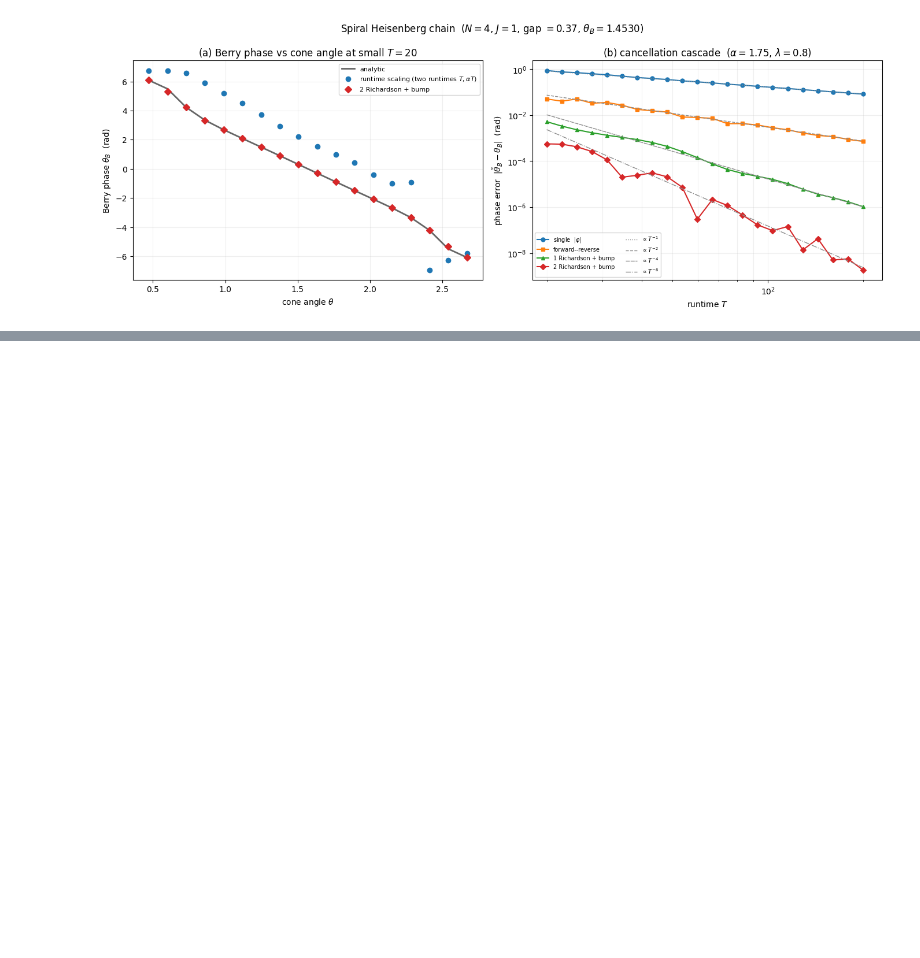
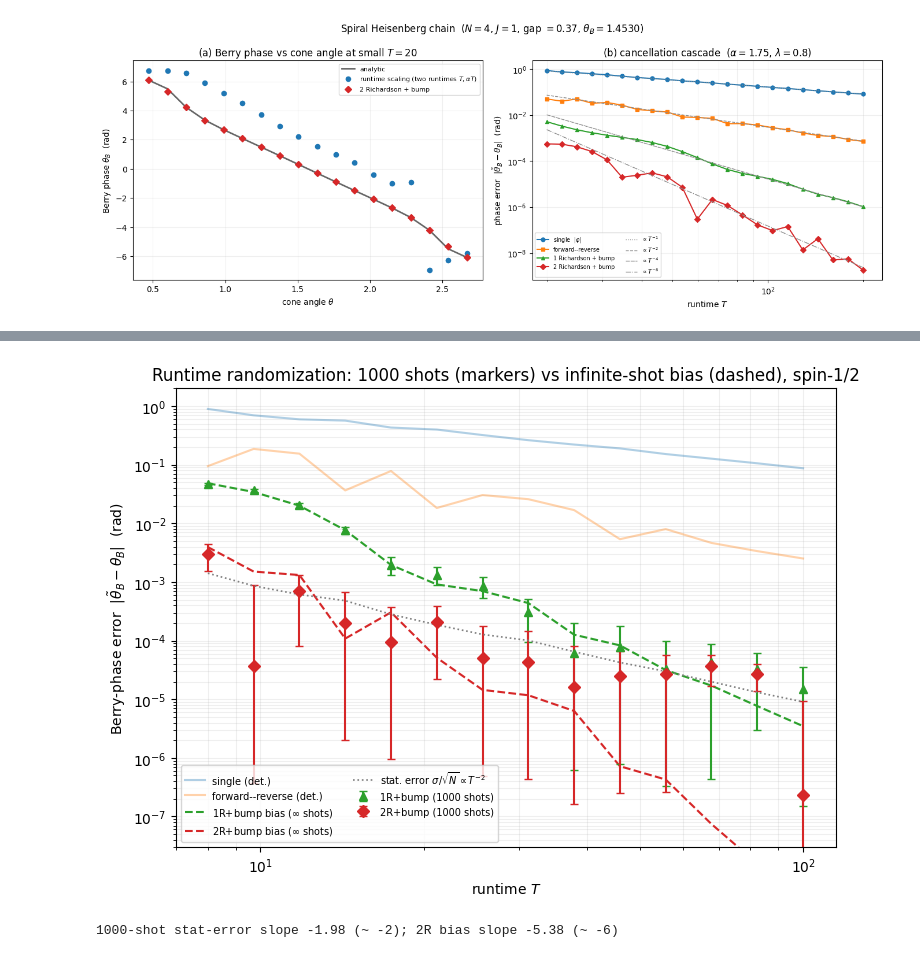
Before and after one commit to CKiumi/berry-phase-cancellation, a Jupyter notebook: experiments.ipynb, the cells around one changed output, grey strips where cells are left out. Drawn from its saved outputs; the diff is of its cells as text; code cells hidden in the pictures; blank space fills up the shorter version.

```diff
--- a/experiments.ipynb
+++ b/experiments.ipynb
@@ -318,0 +367,35 @@ many-body small-T comparison ...
+# %%
+N_SHOTS, LAM, ALPHA = 1000, 0.7, 1.75
+model = SpinHalfLoop()
+T = np.geomspace(8.0, 100.0, 14)
+rng = np.random.default_rng(0)
+
+b1 = randomized_richardson_bias(model, T, alpha=ALPHA, lam=LAM, levels=1, dist="bump")
+b2 = randomized_richardson_bias(model, T, alpha=ALPHA, lam=LAM, levels=2, dist="bump")
+m1, s1 = mc_randomized(model, T, ALPHA, LAM, 1, N_SHOTS, rng)
+m2, s2 = mc_randomized(model, T, ALPHA, LAM, 2, N_SHOTS, rng)
+
+fig, ax = plt.subplots(figsize=(7.6, 5.6))
+ax.loglog(T, single_phase_error(model, T), "-", color="C0", alpha=.35, label="single (det.)")
+ax.loglog(T, forward_reverse_error(model, T), "-", color="C1", alpha=.35, label="forward--reverse (det.)")
+ax.loglog(T, b1, "--", color="C2", lw=1.5, label=r"1R+bump bias ($\infty$ shots)")
+ax.loglog(T, b2, "--", color="C3", lw=1.5, label=r"2R+bump bias ($\infty$ shots)")
+for mm, ss, c, mk, lab in [(m1, s1, "C2", "^", "1R+bump"), (m2, s2, "C3", "D", "2R+bump")]:
+    lower = np.minimum(ss, mm * 0.99)          # keep the lower bar positive on the log axis
+    ax.errorbar(T, mm, yerr=np.vstack([lower, ss]), fmt=mk, color=c, ms=6, capsize=3,
+                label=f"{lab} ({N_SHOTS} shots)")
+ax.loglog(T, s2, ":", color="0.5", lw=1.2, label=r"stat. error $\sigma/\sqrt{N}\propto T^{-2}$")
+ax.set_xlim(7, 115)
+ax.set_ylim(3e-8, 2)
+ax.set_xlabel("runtime $T$")
+ax.set_ylabel(r"Berry-phase error  $|\tilde\theta_B - \theta_B|$  (rad)")
+ax.set_title(f"Runtime randomization: {N_SHOTS} shots (markers) vs infinite-shot bias (dashed), spin-1/2")
+ax.legend(fontsize=7, ncol=2, loc="lower left")
+ax.grid(True, which="both", alpha=0.2)
+fig.tight_layout()
+plt.show()
+print(f"1000-shot stat-error slope {np.polyfit(np.log(T), np.log(s2), 1)[0]:+.2f} (~ -2); "
+      f"2R bias slope {np.polyfit(np.log(T), np.log(b2), 1)[0]:+.2f} (~ -6)")
+# %% [output]
+[figure, added]
+1000-shot stat-error slope -1.98 (~ -2); 2R bias slope -5.38 (~ -6)
```
Also changed, not shown: parts of 2 cells of this notebook.
